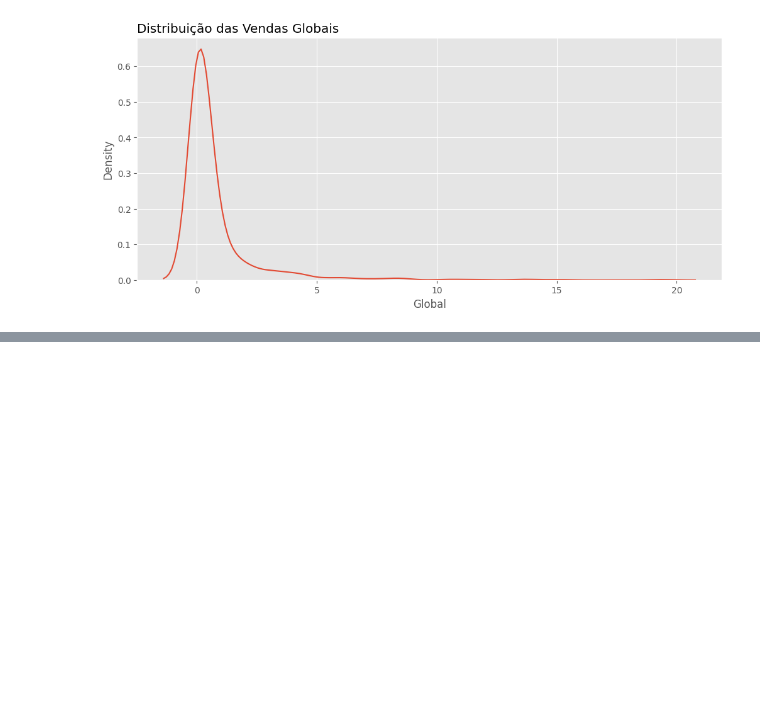
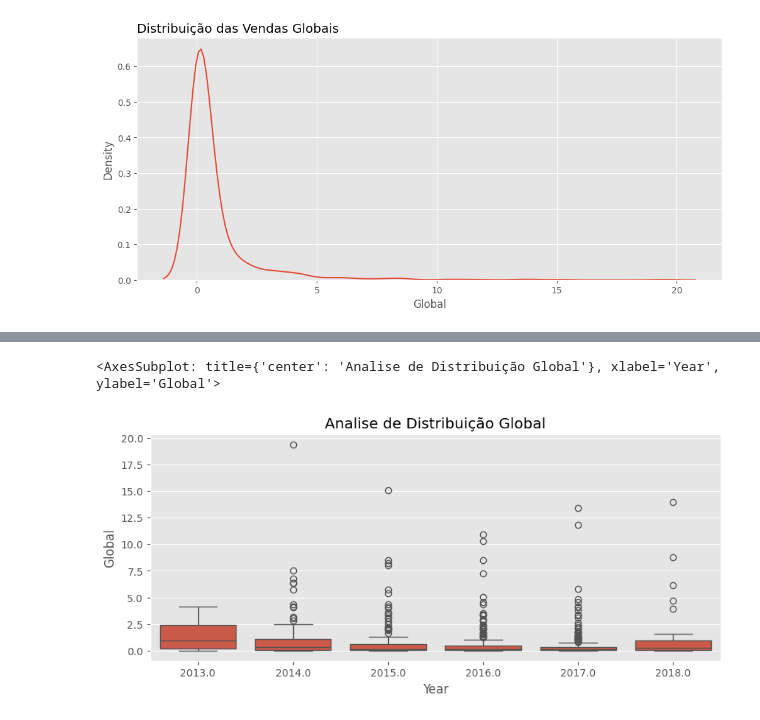
Before and after one commit to 21seya/Analise_dados_conceitos, a Jupyter notebook: projeto04_mercado_games.ipynb, the cells around one changed output, grey strips where cells are left out. Drawn from its saved outputs; the diff is of its cells as text; code cells hidden in the pictures; blank space fills up the shorter version.

```diff
--- a/projeto04_mercado_games.ipynb
+++ b/projeto04_mercado_games.ipynb
@@ -137,0 +149,11 @@ sns.kdeplot(arq_games['Global'])
+# %%
+#Tamanho
+plt.figure(figsize=(10,4))
+
+#Titulo
+plt.title("Analise de Distribuição Global")
+
+sns.boxplot(data=arq_games,x='Year',y='Global')
+# %% [output]
+<AxesSubplot: title={'center': 'Analise de Distribuição Global'}, xlabel='Year', ylabel='Global'>
+[figure, added]
```
Also changed, not shown: parts of 4 cells of this notebook.
